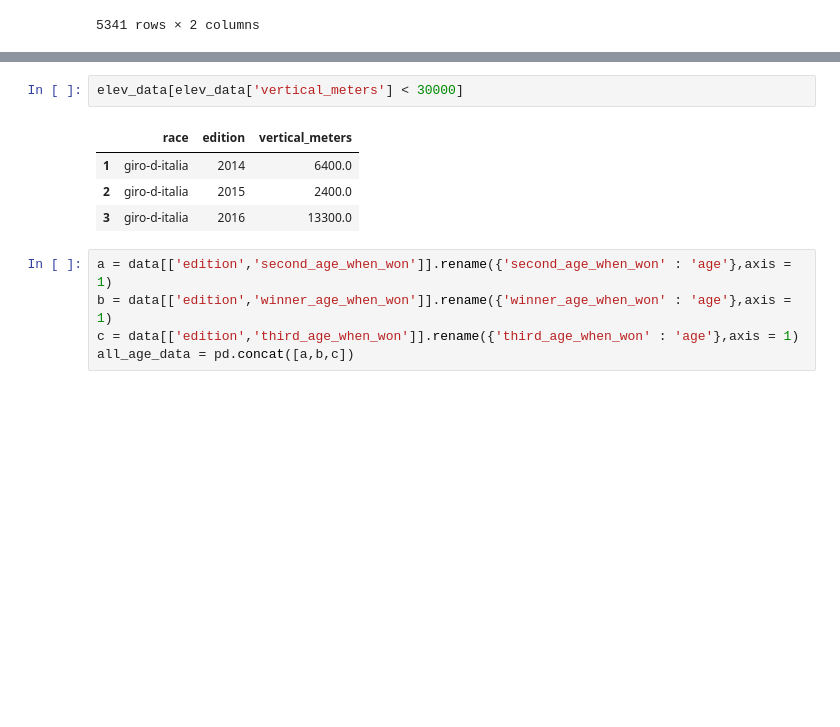
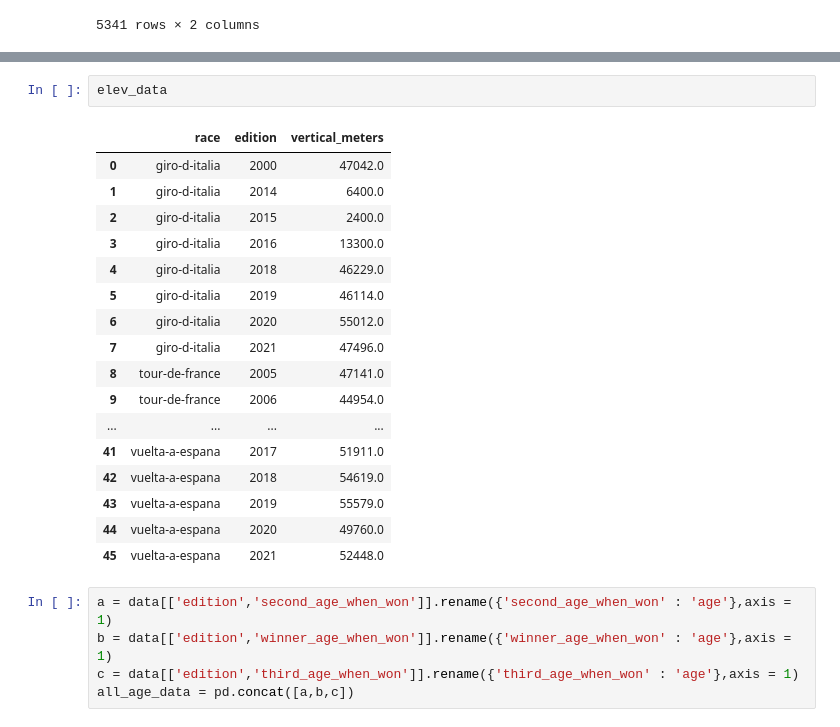
Before and after one commit to charles-v-phillips/grand_tour_analysis, a Jupyter notebook: playground.ipynb, the cells around one changed output, grey strips where cells are left out. Saved outputs shown, nothing was run; the diff lists cells and outputs as text; blank space fills up the shorter version.

```diff
--- a/playground.ipynb
+++ b/playground.ipynb
@@ -177,10 +200,23 @@ sns.scatterplot(data = elev_data, x = 'edition', y = 'vertical_meters', hue = 'r
 # %%
-elev_data[elev_data['vertical_meters'] < 30000]
+elev_data
 # %% [output]
 |  | race | edition | vertical_meters |
+| 0 | giro-d-italia | 2000 | 47042.0 |
 | 1 | giro-d-italia | 2014 | 6400.0 |
 | 2 | giro-d-italia | 2015 | 2400.0 |
 | 3 | giro-d-italia | 2016 | 13300.0 |
+| 4 | giro-d-italia | 2018 | 46229.0 |
+| 5 | giro-d-italia | 2019 | 46114.0 |
+| 6 | giro-d-italia | 2020 | 55012.0 |
+| 7 | giro-d-italia | 2021 | 47496.0 |
+| 8 | tour-de-france | 2005 | 47141.0 |
+| 9 | tour-de-france | 2006 | 44954.0 |
+| ... | ... | ... | ... |
+| 41 | vuelta-a-espana | 2017 | 51911.0 |
+| 42 | vuelta-a-espana | 2018 | 54619.0 |
+| 43 | vuelta-a-espana | 2019 | 55579.0 |
+| 44 | vuelta-a-espana | 2020 | 49760.0 |
+| 45 | vuelta-a-espana | 2021 | 52448.0 |
 # %%
 a = data[['edition','second_age_when_won']].rename({'second_age_when_won' : 'age'},axis = 1)
 b = data[['edition','winner_age_when_won']].rename({'winner_age_when_won' : 'age'},axis = 1)
```
Also changed, not shown: parts of 44 cells of this notebook, 2 other files.
